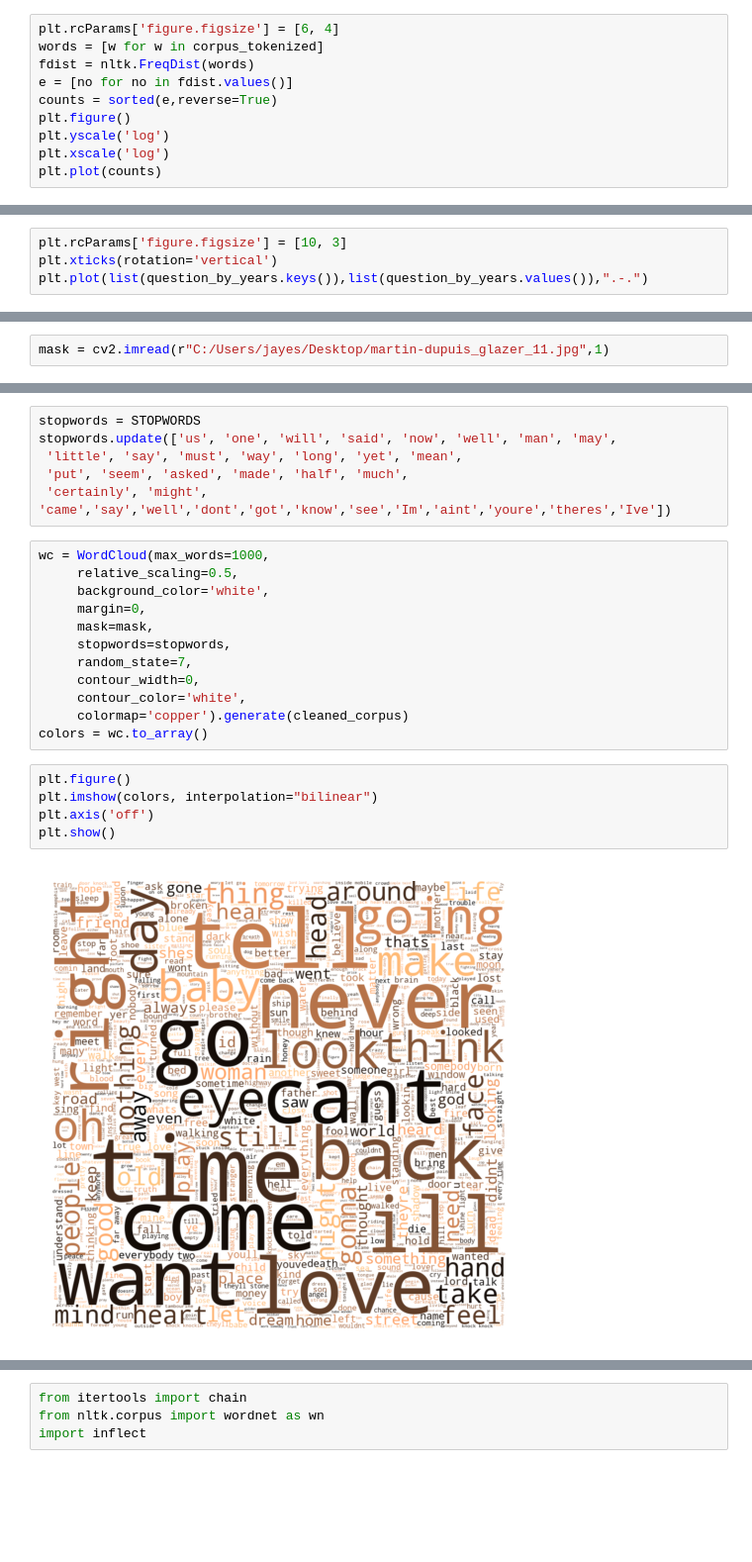
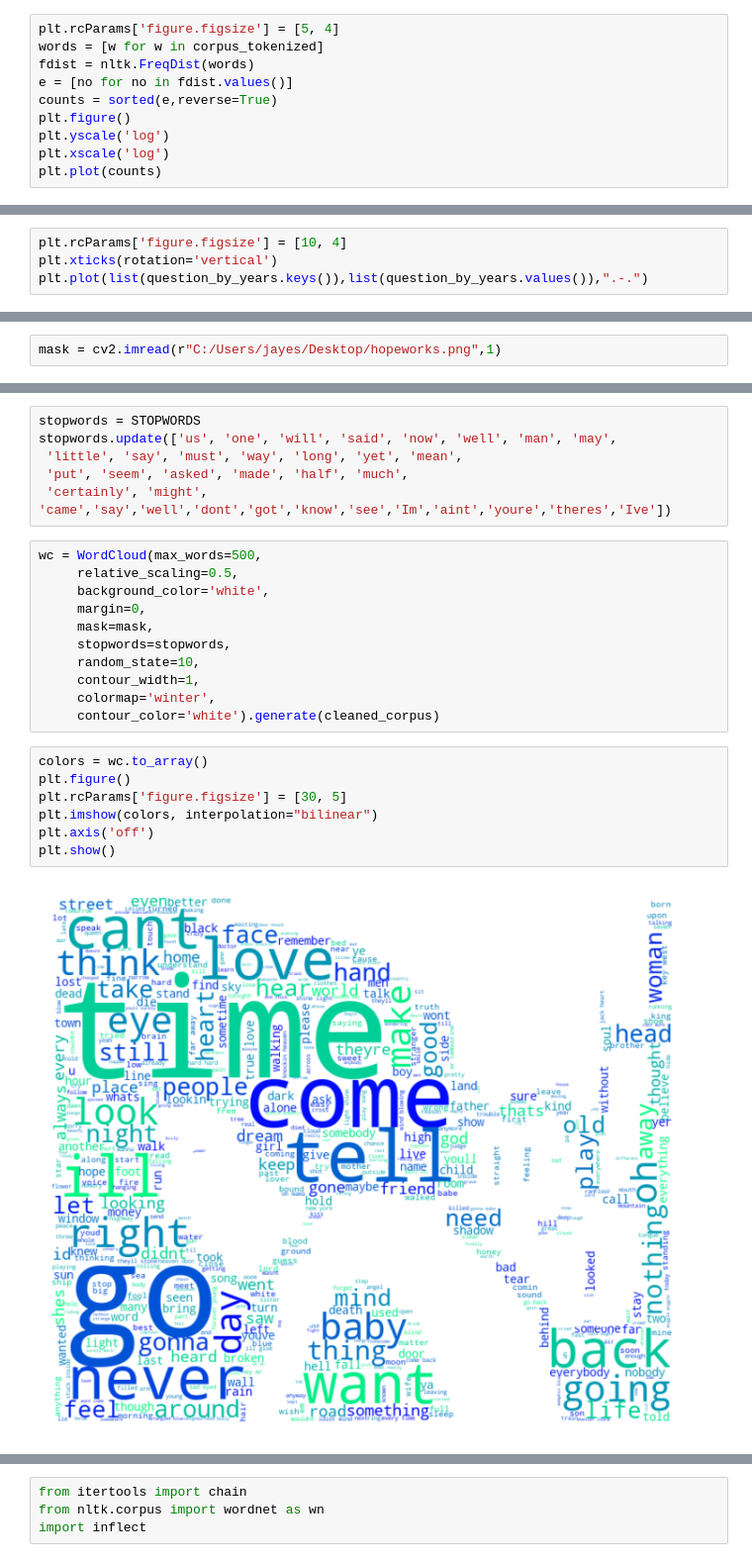
Before and after one commit to jatanjay/Song-and-Dance-Man-, a Jupyter notebook: SongandDanceMan.ipynb, the cells around one changed output, grey strips where cells are left out. Shown at 99% size. Cells and saved outputs as stored; diff of their text form; blank space fills up the shorter version.

```diff
--- a/SongandDanceMan.ipynb
+++ b/SongandDanceMan.ipynb
@@ -296,7 +309,7 @@ hapaxes[:25]
 # %% [markdown]
 ## Zipfs
 # %%
-plt.rcParams['figure.figsize'] = [6, 4]
+plt.rcParams['figure.figsize'] = [5, 4]
 words = [w for w in corpus_tokenized]
 fdist = nltk.FreqDist(words)
 e = [no for no in fdist.values()]
@@ -324,7 +337,7 @@ def question(df):
 question = question(by_years_raw)
 question_by_years = dict(zip(years[:-1], list(question.values())))
 # %%
-plt.rcParams['figure.figsize'] = [10, 3]
+plt.rcParams['figure.figsize'] = [10, 4]
 plt.xticks(rotation='vertical')
 plt.plot(list(question_by_years.keys()),list(question_by_years.values()),".-.")
 # %% [output]
@@ -427,3 +440,3 @@ from wordcloud import WordCloud, STOPWORDS
 import cv2
 # %%
-mask = cv2.imread(r"C:/Users/jayes/Desktop/martin-dupuis_glazer_11.jpg",1)
+mask = cv2.imread(r"C:/Users/jayes/Desktop/hopeworks.png",1)
@@ -434,21 +451,22 @@ stopwords.update(['us', 'one', 'will', 'said', 'now', 'well', 'man', 'may',
  'put', 'seem', 'asked', 'made', 'half', 'much',
  'certainly', 'might', 'came','say','well','dont','got','know','see','Im','aint','youre','theres','Ive'])
 # %%
-wc = WordCloud(max_words=1000,
+wc = WordCloud(max_words=500,
      relative_scaling=0.5,
      background_color='white',
      margin=0,
      mask=mask,
      stopwords=stopwords,
-     random_state=7,
-     contour_width=0,
-     contour_color='white',
-     colormap='copper').generate(cleaned_corpus)
-colors = wc.to_array()
+     random_state=10,
+     contour_width=1,
+     colormap='winter',
+     contour_color='white').generate(cleaned_corpus)
 # %%
+colors = wc.to_array()
 plt.figure()
+plt.rcParams['figure.figsize'] = [30, 5]
 plt.imshow(colors, interpolation="bilinear")
 plt.axis('off')
 plt.show()
 # %% [output]
-[figure, old version]
+[figure, new version]
```
Also changed, not shown: parts of 24 cells of this notebook.
